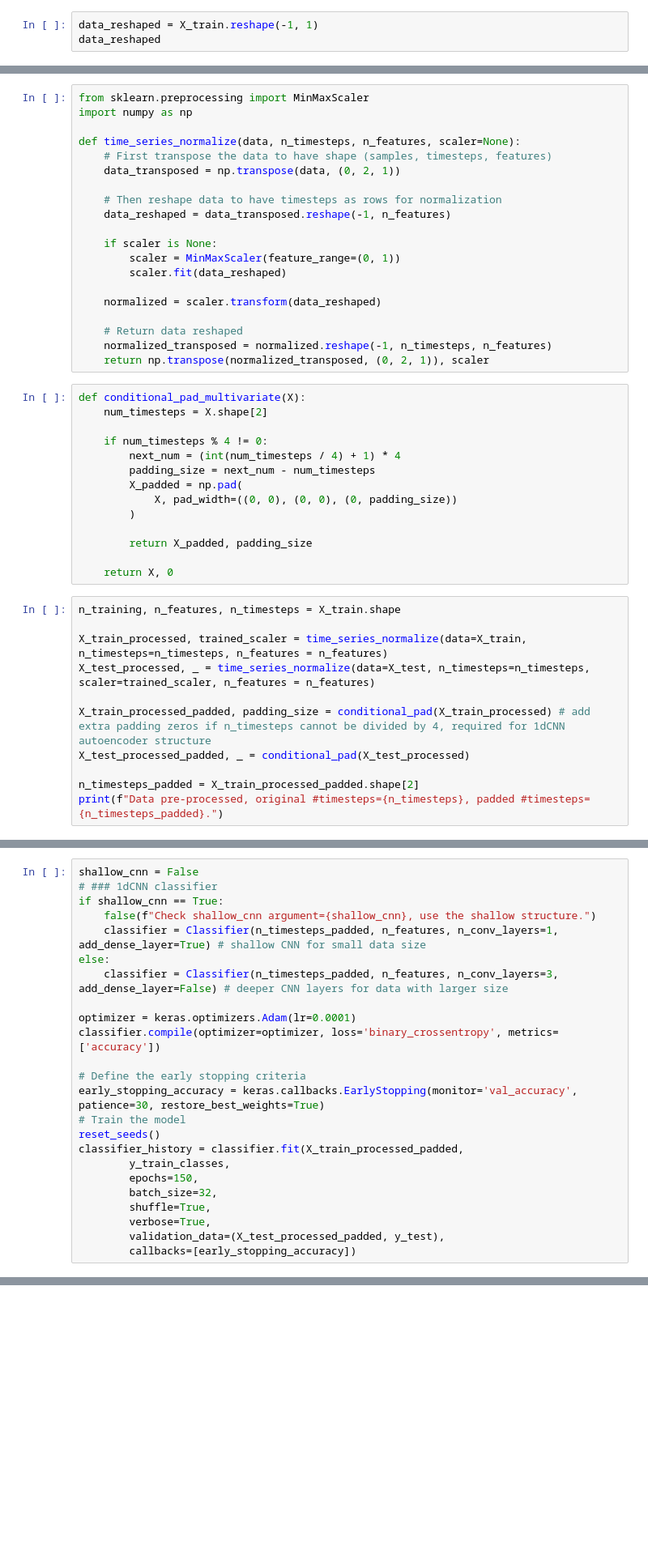
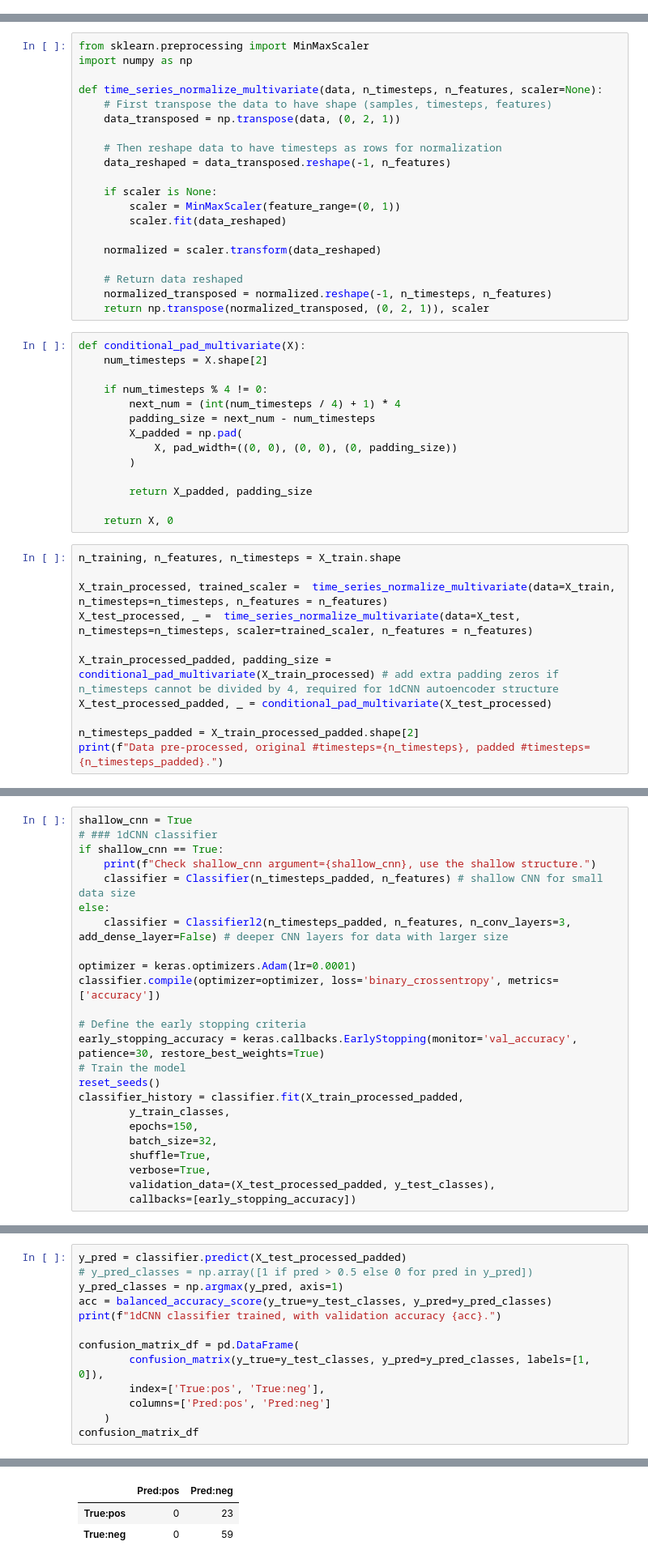
Before and after one commit to stellagerantoni/learning-time-series-counterfactuals, a Jupyter notebook: multivariate_dataset.ipynb, the cells around one changed output, grey strips where cells are left out. Shown at 81% size. Cells and saved outputs as stored; diff of their text form; blank space fills up the shorter version.

```diff
--- a/multivariate_dataset.ipynb
+++ b/multivariate_dataset.ipynb
@@ -123,4 +272 @@ Data upsampling performed, current distribution of y:
 dtype: int64.
-# %%
-data_reshaped = X_train.reshape(-1, 1)
-data_reshaped
@@ -136,7 +283,7 @@ array([[ 0.226878],
 from sklearn.preprocessing import MinMaxScaler
 import numpy as np
 
-def time_series_normalize(data, n_timesteps, n_features, scaler=None):
+def time_series_normalize_multivariate(data, n_timesteps, n_features, scaler=None):
     # First transpose the data to have shape (samples, timesteps, features)
     data_transposed = np.transpose(data, (0, 2, 1))
 
@@ -169,11 +316,11 @@ def conditional_pad_multivariate(X):
 # %%
 n_training, n_features, n_timesteps = X_train.shape
 
-X_train_processed, trained_scaler = time_series_normalize(data=X_train, n_timesteps=n_timesteps, n_features = n_features)
-X_test_processed, _ = time_series_normalize(data=X_test, n_timesteps=n_timesteps, scaler=trained_scaler, n_features = n_features)
+X_train_processed, trained_scaler =  time_series_normalize_multivariate(data=X_train, n_timesteps=n_timesteps, n_features = n_features)
+X_test_processed, _ =  time_series_normalize_multivariate(data=X_test, n_timesteps=n_timesteps, scaler=trained_scaler, n_features = n_features)
 
-X_train_processed_padded, padding_size = conditional_pad(X_train_processed) # add extra padding zeros if n_timesteps cannot be divided by 4, required for 1dCNN autoencoder structure
-X_test_processed_padded, _ = conditional_pad(X_test_processed)
+X_train_processed_padded, padding_size = conditional_pad_multivariate(X_train_processed) # add extra padding zeros if n_timesteps cannot be divided by 4, required for 1dCNN autoencoder structure
+X_test_processed_padded, _ = conditional_pad_multivariate(X_test_processed)
 
 n_timesteps_padded = X_train_processed_padded.shape[2]
 print(f"Data pre-processed, original #timesteps={n_timesteps}, padded #timesteps={n_timesteps_padded}.")
@@ -255,11 +453,11 @@ array(['1', '0', '1', ..., '0', '1', '1'], dtype='<U1')
 # %%
-shallow_cnn = False
+shallow_cnn = True
 # ### 1dCNN classifier
 if shallow_cnn == True:
-    false(f"Check shallow_cnn argument={shallow_cnn}, use the shallow structure.")
-    classifier = Classifier(n_timesteps_padded, n_features, n_conv_layers=1, add_dense_layer=True) # shallow CNN for small data size
+    print(f"Check shallow_cnn argument={shallow_cnn}, use the shallow structure.")
+    classifier = Classifier(n_timesteps_padded, n_features) # shallow CNN for small data size
 else:
-    classifier = Classifier(n_timesteps_padded, n_features, n_conv_layers=3, add_dense_layer=False) # deeper CNN layers for data with larger size
+    classifier = Classifierl2(n_timesteps_padded, n_features, n_conv_layers=3, add_dense_layer=False) # deeper CNN layers for data with larger size
 
 optimizer = keras.optimizers.Adam(lr=0.0001)
 classifier.compile(optimizer=optimizer, loss='binary_crossentropy', metrics=['accuracy'])
@@ -274,7 +472,7 @@ classifier_history = classifier.fit(X_train_processed_padded,
         batch_size=32,
         shuffle=True,
         verbose=True,
-        validation_data=(X_test_processed_padded, y_test),
+        validation_data=(X_test_processed_padded, y_test_classes),
         callbacks=[early_stopping_accuracy])
 # %% [output]
 WARNING:absl:`lr` is deprecated in Keras optimizer, please use `learning_rate` or use the legacy optimizer, e.g.,tf.keras.optimizers.legacy.Adam.
@@ -282,0 +496,14 @@ UnimplementedError: ignored
+# %%
+y_pred = classifier.predict(X_test_processed_padded)
+# y_pred_classes = np.array([1 if pred > 0.5 else 0 for pred in y_pred])
+y_pred_classes = np.argmax(y_pred, axis=1)
+acc = balanced_accuracy_score(y_true=y_test_classes, y_pred=y_pred_classes)
+print(f"1dCNN classifier trained, with validation accuracy {acc}.")
+
+confusion_matrix_df = pd.DataFrame(
+        confusion_matrix(y_true=y_test_classes, y_pred=y_pred_classes, labels=[1, 0]),
+        index=['True:pos', 'True:neg'],
+        columns=['Pred:pos', 'Pred:neg']
+    )
+confusion_matrix_df
+# %% [output]
@@ -282,0 +512,3 @@ UnimplementedError: ignored
+|  | Pred:pos | Pred:neg |
+| True:pos | 0 | 23 |
+| True:neg | 0 | 59 |
```
Also changed, not shown: parts of 28 cells of this notebook.
